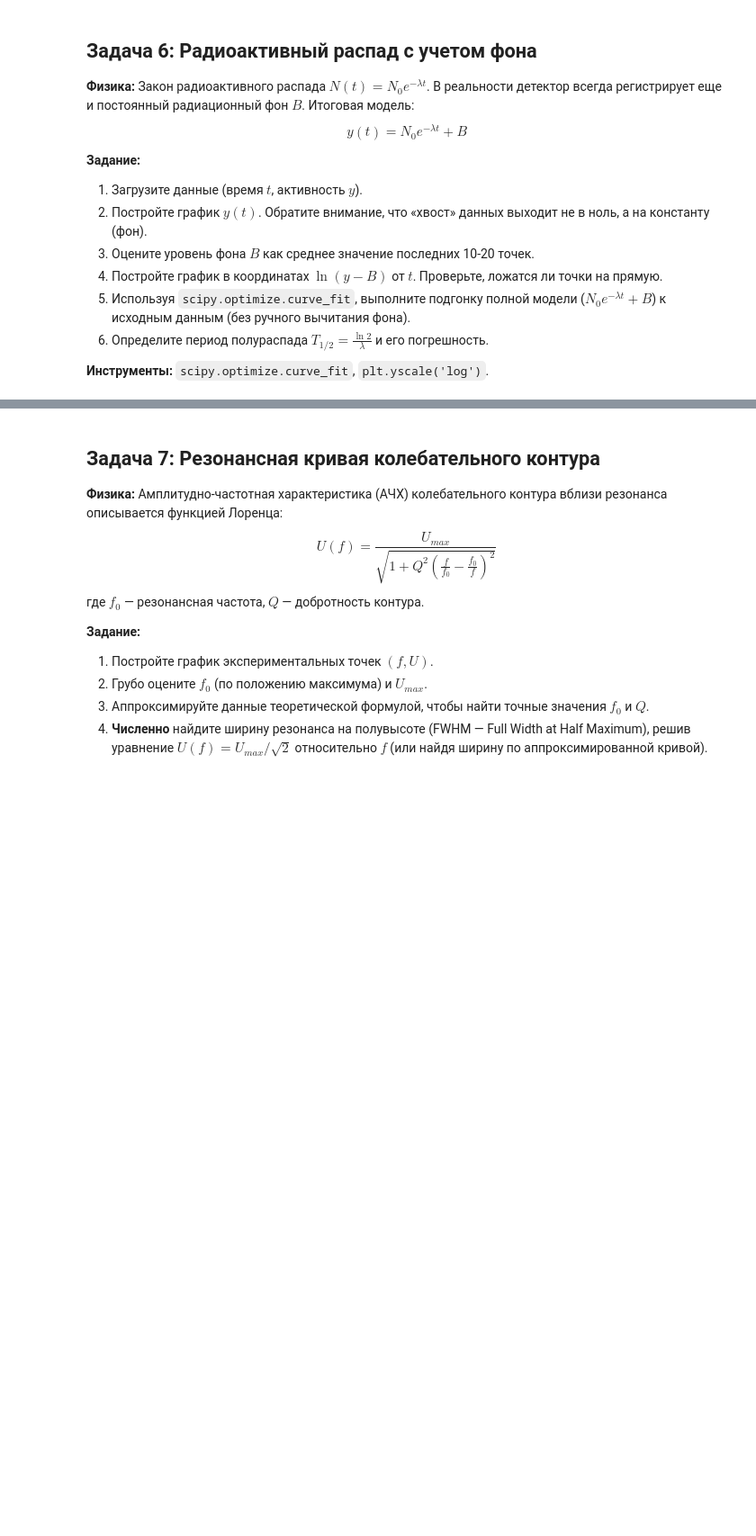
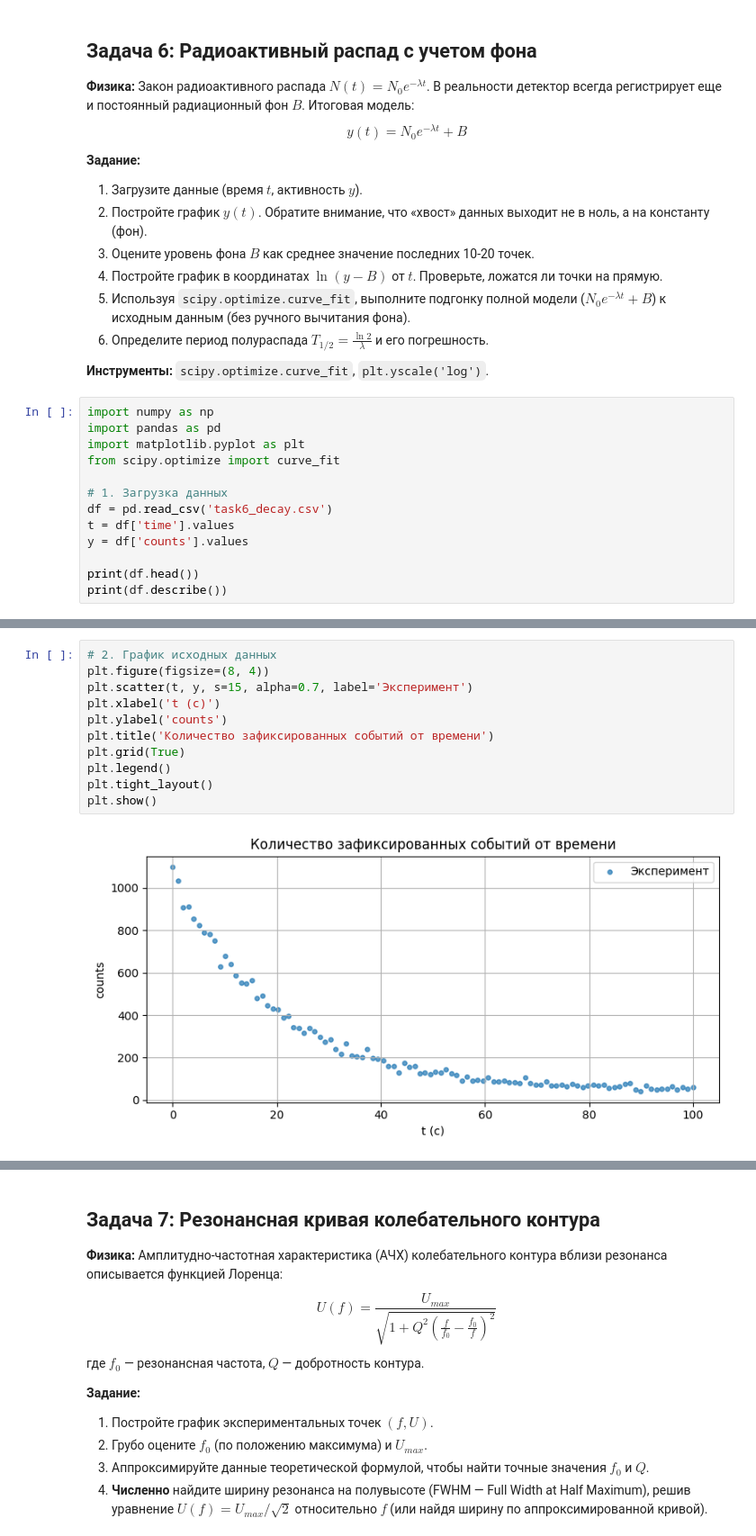
Before and after one commit to physteacherlab/qe_data_science, a Jupyter notebook: QE_DS_classwork_all.ipynb, the cells around one changed output, grey strips where cells are left out. Shown at 90% size. Saved outputs shown, nothing was run; the diff lists cells and outputs as text; blank space fills up the shorter version.

```diff
--- a/QE_DS_classwork_all.ipynb
+++ b/QE_DS_classwork_all.ipynb
@@ -80,3 +82,16 @@ $$ y(t) = N_0 e^{-\lambda t} + B $$
 6. Определите период полураспада $T_{1/2} = \frac{\ln 2}{\lambda}$ и его погрешность.
 
 **Инструменты:** `scipy.optimize.curve_fit`, `plt.yscale('log')`.
+# %%
+import numpy as np
+import pandas as pd
+import matplotlib.pyplot as plt
+from scipy.optimize import curve_fit
+
+# 1. Загрузка данных
+df = pd.read_csv('task6_decay.csv')
+t = df['time'].values
+y = df['counts'].values
+
+print(df.head())
+print(df.describe())
@@ -82,0 +114,13 @@ $$ y(t) = N_0 e^{-\lambda t} + B $$
+# %%
+# 2. График исходных данных
+plt.figure(figsize=(8, 4))
+plt.scatter(t, y, s=15, alpha=0.7, label='Эксперимент')
+plt.xlabel('t (с)')
+plt.ylabel('counts')
+plt.title('Количество зафиксированных событий от времени')
+plt.grid(True)
+plt.legend()
+plt.tight_layout()
+plt.show()
+# %% [output]
+[figure, added]
```
Also changed, not shown: parts of 17 cells of this notebook.
